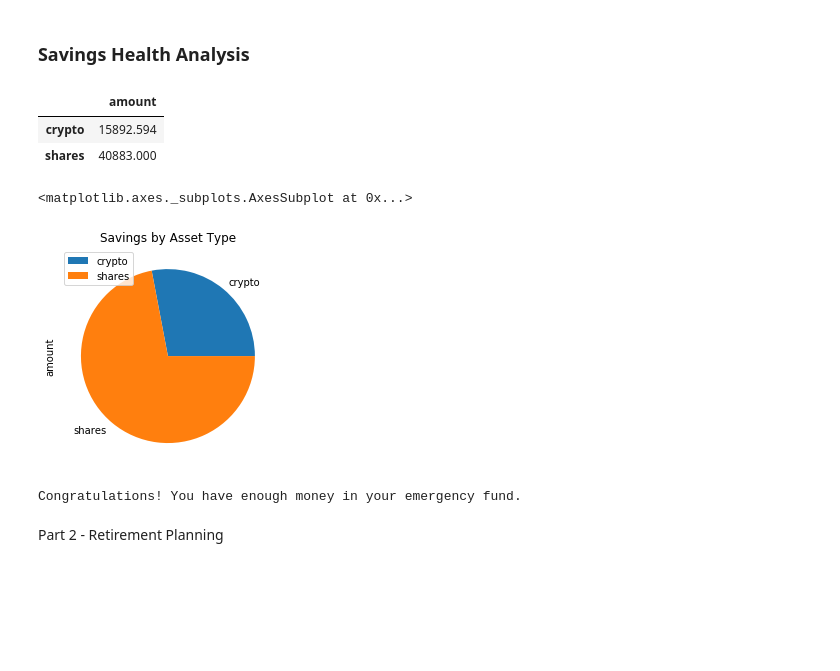
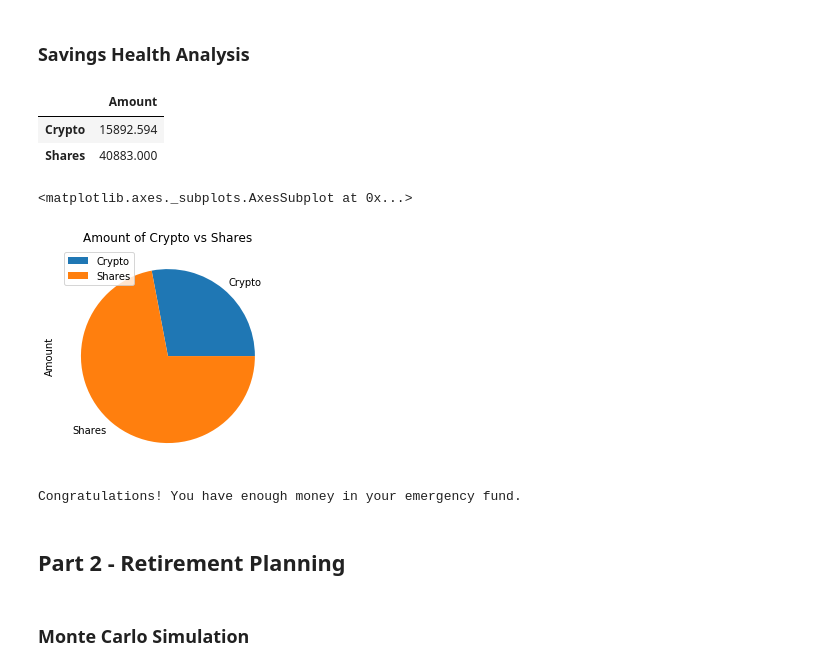
Before and after one commit to gerdonr/API-Homework, a Jupyter notebook: Personal_Finance_Planner.ipynb, the cells around one changed output. Drawn from its saved outputs; the diff is of its cells as text; code cells hidden in the pictures; blank space fills up the shorter version.

```diff
--- a/Personal_Finance_Planner.ipynb
+++ b/Personal_Finance_Planner.ipynb
@@ -115,21 +115,21 @@ The current value of your 200 AGG shares is $23541.00
 crypto = my_btc_value + my_eth_value
 shares = my_spy_value + my_agg_value
 
-df_savings = pd.DataFrame({'amount':[crypto,shares]},
-             index=['crypto','shares'])
+df_savings = pd.DataFrame({'Amount':[crypto,shares]},
+             index=['Crypto','Shares'])
 
 # Display savings DataFrame
 display(df_savings)
 # %% [output]
-|  | amount |
-| crypto | 15892.594 |
-| shares | 40883.000 |
+|  | Amount |
+| Crypto | 15892.594 |
+| Shares | 40883.000 |
 # %%
 # Plot savings pie chart
-df_savings.plot.pie(y='amount',title='Savings by Asset Type')
+df_savings.plot.pie(y='Amount',title='Amount of Crypto vs Shares')
 # %% [output]
 <matplotlib.axes._subplots.AxesSubplot at 0x...>
-[figure, old version]
+[figure, new version]
 # %%
 # Set ideal emergency fund
 emergency_fund = monthly_income * 3
@@ -145,4 +145,6 @@ else:
 # %% [output]
 Congratulations! You have enough money in your emergency fund.
 # %% [markdown]
-Part 2 - Retirement Planning
+## Part 2 - Retirement Planning
+# %% [markdown]
+### Monte Carlo Simulation
```
Also changed, not shown: parts of 9 cells of this notebook.
